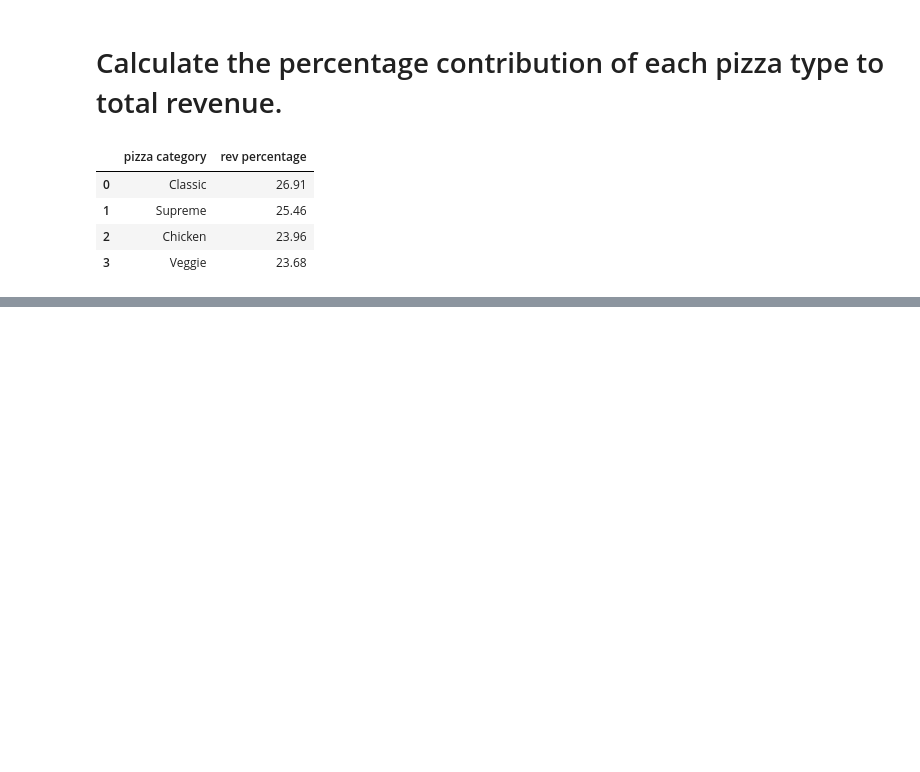
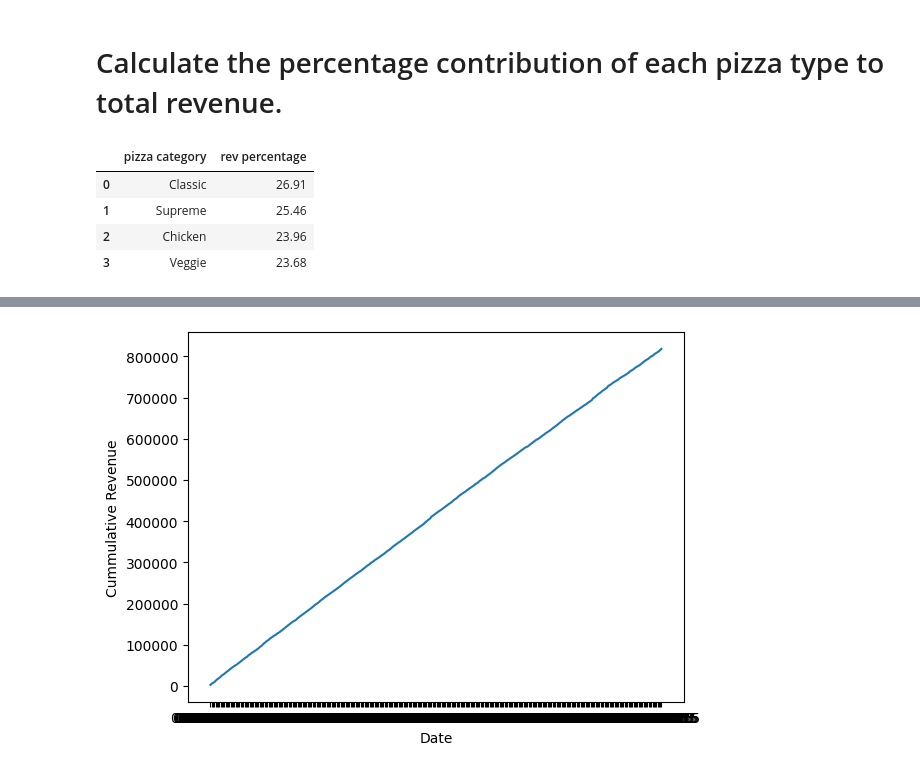
Before and after one commit to AftabQuant/Data-Analysis-Project, a Jupyter notebook: Pizza Sales Project/Pizzalytics.ipynb, the cells around one changed output, grey strips where cells are left out. Cells and saved outputs as stored; diff of their text form; code cells hidden in the pictures; blank space fills up the shorter version.

```diff
--- a/Pizza Sales Project/Pizzalytics.ipynb
+++ b/Pizza Sales Project/Pizzalytics.ipynb
@@ -252,0 +279,17 @@ query = """"""
+# %%
+query = """ select dates, round(cumulative_revenue, 2) from
+(select dates, sum(revenue) over(order by dates) as cumulative_revenue from
+(select orders.date as dates, sum(order_details.quantity * pizzas.price) as revenue from pizzas
+join order_details
+on order_details.pizza_id = pizzas.pizza_id
+join orders
+on orders.order_id = order_details.order_id
+group by orders.date ) as sales
+) as  cumulative_sales """
+cur.execute(query)
+data = cur.fetchall()
+df = pd.DataFrame(data, columns=['Date', 'Cummulative Revenue'])
+sns.lineplot(data = df, x = 'Date', y = 'Cummulative Revenue')
+plt.show()
+# %% [output]
+[figure, added]
```
Also changed, not shown: parts of 7 cells of this notebook.
